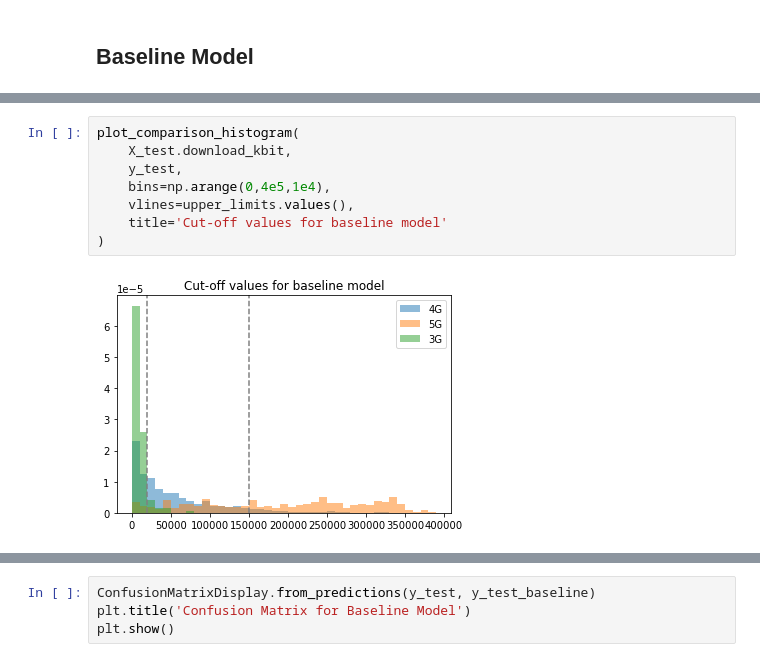
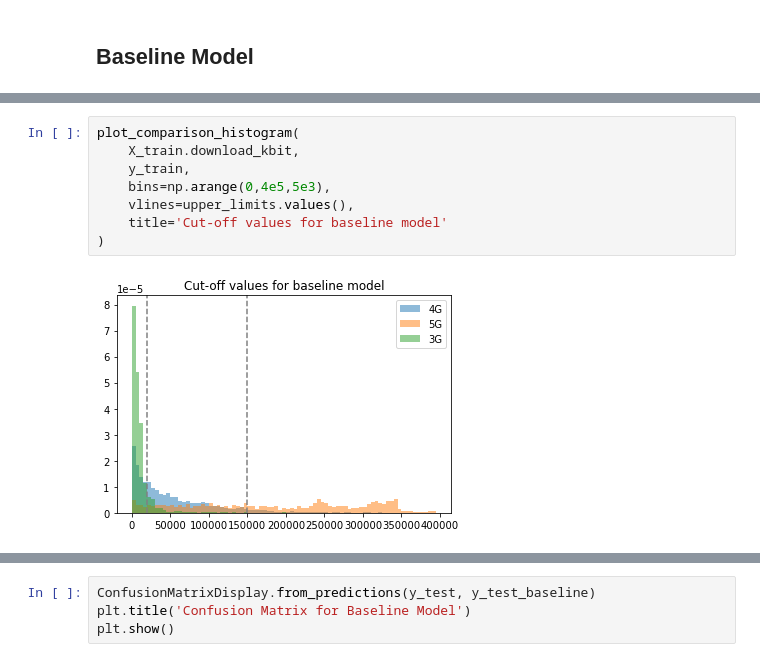
Before and after one commit to heckert/speedtest-classification, a Jupyter notebook: notebooks/02-train.ipynb, the cells around one changed output, grey strips where cells are left out. Cells and saved outputs as stored; diff of their text form.

```diff
--- a/notebooks/02-train.ipynb
+++ b/notebooks/02-train.ipynb
@@ -76,11 +82,11 @@ upper_limits = {
 # %%
 plot_comparison_histogram(
-    X_test.download_kbit,
-    y_test,
-    bins=np.arange(0,4e5,1e4),
+    X_train.download_kbit,
+    y_train,
+    bins=np.arange(0,4e5,5e3),
     vlines=upper_limits.values(),
     title='Cut-off values for baseline model'
 )
 # %% [output]
-[figure, old version]
+[figure, new version]
 # %%
```
Also changed, not shown: parts of 3 cells of this notebook.
